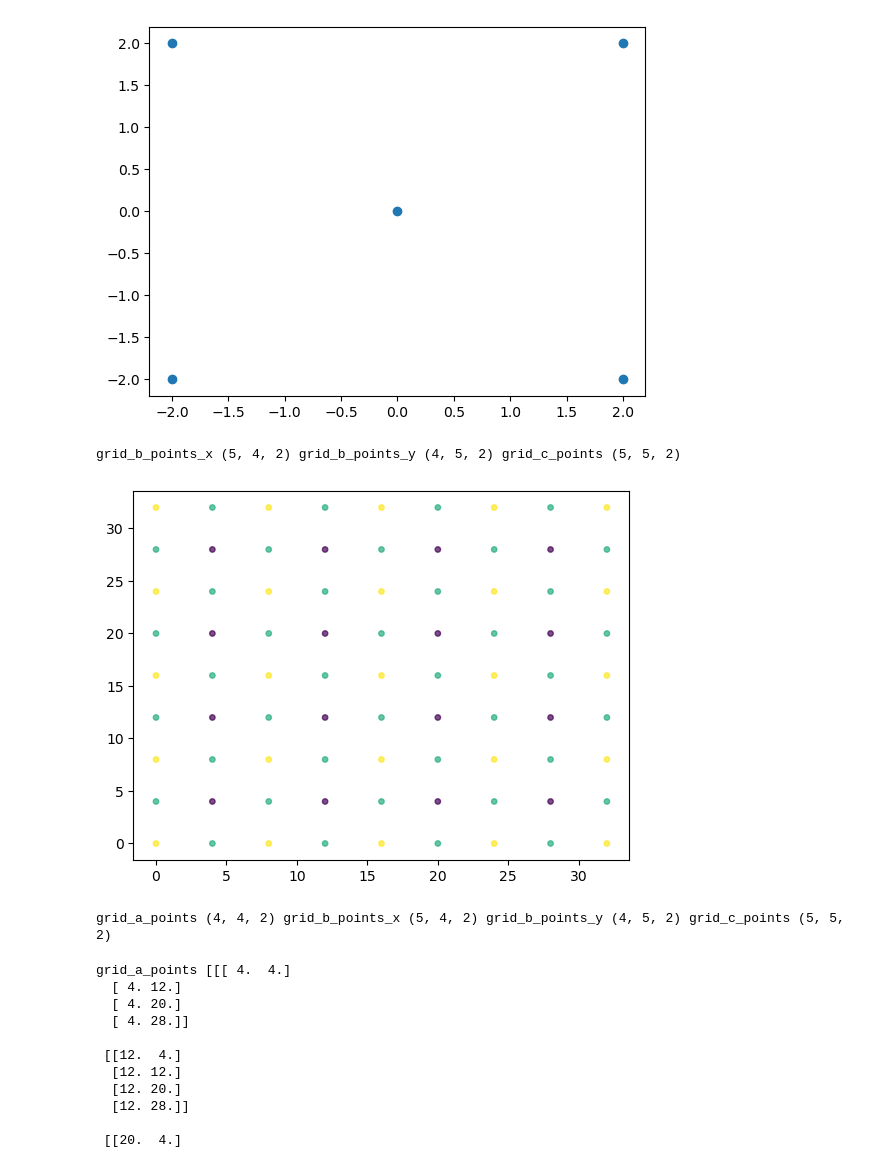
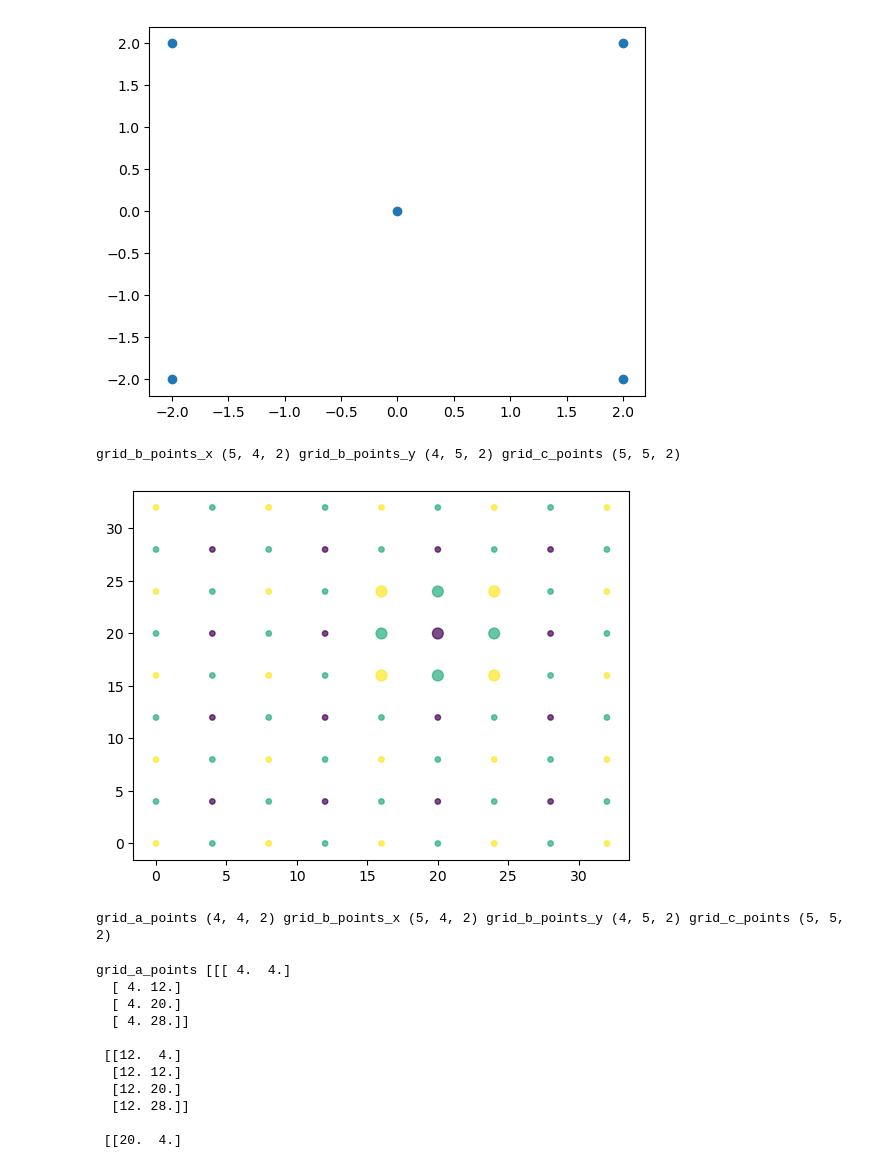
Before and after one commit to jakubMitura14/jax_cpu_experiments_b, a Jupyter notebook: geometric_sv_idea/ideas_geometric_sv.ipynb, the cells around one changed output. Cells and saved outputs as stored; diff of their text form; code cells hidden in the pictures.

```diff
--- a/geometric_sv_idea/ideas_geometric_sv.ipynb
+++ b/geometric_sv_idea/ideas_geometric_sv.ipynb
@@ -89,6 +89,8 @@ grid_c_points=(gridd_bigger+jnp.array([half_r,half_r]))[0:-1,0:-1,:]
 grid_b_points_x= (gridd_bigger+jnp.array([half_r,0.0]))[0:-1,1:-1,:]
 grid_b_points_y= (gridd_bigger+jnp.array([0,half_r]))[1:-1,0:-1,:]
 
+
+
 ## bigger
 # gridd_bigger=einops.rearrange(jnp.mgrid[-r:diam_x+2*r:r,-r:diam_y+2*r:r],'c x y-> x y c')-half_r
 # grid_a_points=einops.rearrange(jnp.mgrid[0:diam_x+r:r, 0:diam_y+r:r],'c x y-> x y c')-half_r
@@ -114,43 +116,43 @@ def disp_grid(grid_a_points,grid_b_points_x,grid_b_points_y,grid_c_points):
     s_a=np.ones_like(grid_a_points[:,:,1])
     s_b_x=np.ones_like(grid_b_points_x[:,:,1])
     s_b_y=np.ones_like(grid_b_points_y[:,:,1])
     s_c=np.ones_like(grid_c_points[:,:,1])
     base_x=2
     base_y=2
 
-    # s_a[base_x,base_y]=s_a[0,0]*4
-    # s_b_x[base_x,base_y]=s_b_x[0,0]*4
-    # s_b_y[base_x,base_y]=s_b_y[0,0]*4
-    # s_b_x[base_x+1,base_y]=s_b_x[0,0]*4
-    # s_b_y[base_x,base_y+1]=s_b_y[0,0]*4
+    s_a[base_x,base_y]=s_a[0,0]*4
+    s_b_x[base_x,base_y]=s_b_x[0,0]*4
+    s_b_y[base_x,base_y]=s_b_y[0,0]*4
+    s_b_x[base_x+1,base_y]=s_b_x[0,0]*4
+    s_b_y[base_x,base_y+1]=s_b_y[0,0]*4
 
-    # s_c[base_x,base_y]=s_c[0,0]*4
-    # s_c[base_x,base_y+1]=s_c[0,0]*4
-    # s_c[base_x+1,base_y]=s_c[0,0]*4
-    # s_c[base_x+1,base_y+1]=s_c[0,0]*4
+    s_c[base_x,base_y]=s_c[0,0]*4
+    s_c[base_x,base_y+1]=s_c[0,0]*4
+    s_c[base_x+1,base_y]=s_c[0,0]*4
+    s_c[base_x+1,base_y+1]=s_c[0,0]*4
 
 
     grid_b_points_x=einops.rearrange(grid_b_points_x,'x y c-> (x y) c')
     grid_b_points_y=einops.rearrange(grid_b_points_y,'x y c-> (x y) c')
     grid_c_points=einops.rearrange(grid_c_points,'x y c-> (x y) c')
     grid_a_points=einops.rearrange(grid_a_points,'x y c-> (x y) c')
 
     grid_b_points= jnp.concatenate([grid_b_points_x,grid_b_points_y])
     x=jnp.concatenate([grid_a_points[:,0],grid_b_points[:,0],grid_c_points[:,0]])
     y=jnp.concatenate([grid_a_points[:,1],grid_b_points[:,1],grid_c_points[:,1]])
 
     c= jnp.concatenate([c_a.flatten(),c_b_x.flatten(),c_b_y.flatten(),c_c.flatten()])
     s=jnp.concatenate([s_a.flatten(),s_b_x.flatten(),s_b_y.flatten(),s_c.flatten()])*15
     plt.scatter(x,y,s=s,c=c,alpha=0.7)
     plt.show()
 
 
 disp_grid(grid_a_points,grid_b_points_x,grid_b_points_y,grid_c_points)
 
 print(f"grid_a_points {grid_a_points.shape} grid_b_points_x {grid_b_points_x.shape} grid_b_points_y {grid_b_points_y.shape} grid_c_points {grid_c_points.shape}")
 # %% [output]
 grid_b_points_x (5, 4, 2) grid_b_points_y (4, 5, 2) grid_c_points (5, 5, 2)
-[figure, old version]
+[figure, new version]
 grid_a_points (4, 4, 2) grid_b_points_x (5, 4, 2) grid_b_points_y (4, 5, 2) grid_c_points (5, 5, 2)
 # %%
 print(f"grid_a_points {grid_a_points} \n grid_b_points_x {grid_b_points_x} \n grid_b_points_y {grid_b_points_y} \n grid_c_points {grid_c_points} \n ")
```
Also changed, not shown: parts of 4 cells of this notebook, 2 other files.
